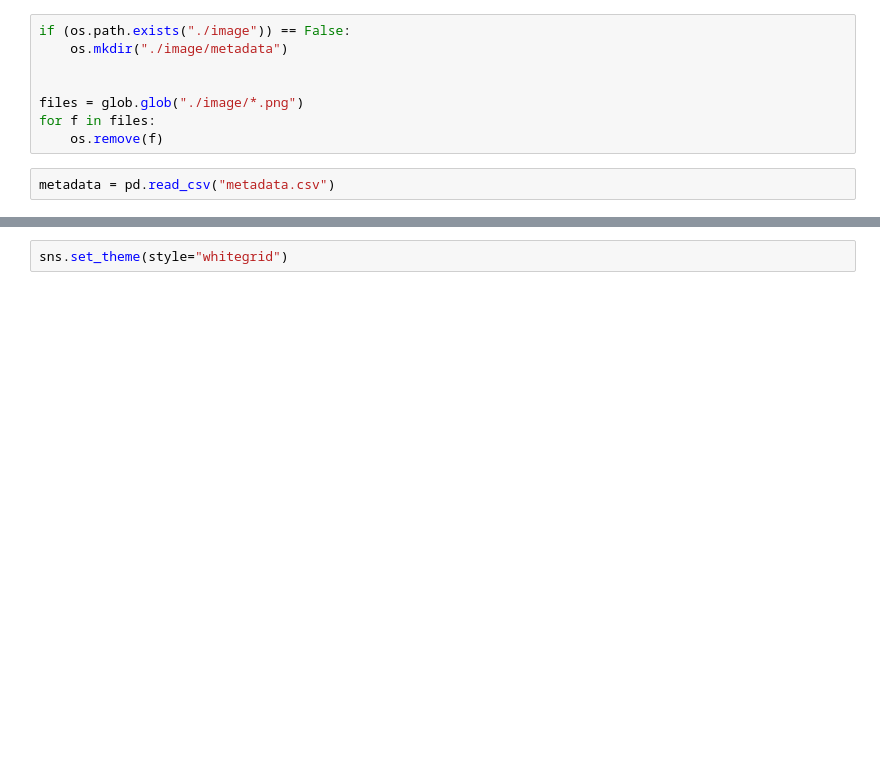
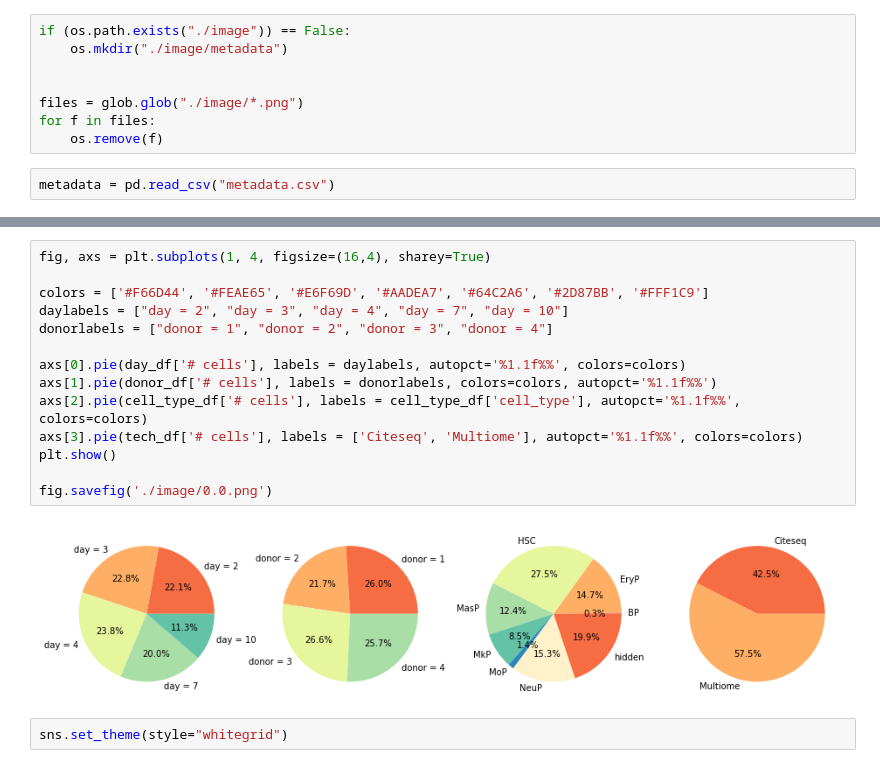
Before and after one commit to bochendong/Multimodal-Single-Cell-Integration, a Jupyter notebook: metadata/metadata.ipynb, the cells around one changed output, grey strips where cells are left out. Drawn from its saved outputs; the diff is of its cells as text; blank space fills up the shorter version.

```diff
--- a/metadata/metadata.ipynb
+++ b/metadata/metadata.ipynb
@@ -33,3 +55,19 @@ metadata.sample(5)
+# %%
+fig, axs = plt.subplots(1, 4, figsize=(16,4), sharey=True)
+
+colors = ['#F66D44', '#FEAE65', '#E6F69D', '#AADEA7', '#64C2A6', '#2D87BB', '#FFF1C9']
+daylabels = ["day = 2", "day = 3", "day = 4", "day = 7", "day = 10"]
+donorlabels = ["donor = 1", "donor = 2", "donor = 3", "donor = 4"]
+
+axs[0].pie(day_df['# cells'], labels = daylabels, autopct='%1.1f%%', colors=colors)
+axs[1].pie(donor_df['# cells'], labels = donorlabels, colors=colors, autopct='%1.1f%%')
+axs[2].pie(cell_type_df['# cells'], labels = cell_type_df['cell_type'], autopct='%1.1f%%', colors=colors)
+axs[3].pie(tech_df['# cells'], labels = ['Citeseq', 'Multiome'], autopct='%1.1f%%', colors=colors)
+plt.show()
+
+fig.savefig('./image/0.0.png')
+# %% [output]
+[figure, added]
 # %%
 sns.set_theme(style="whitegrid")
 # %%
```
Also changed, not shown: parts of 8 cells of this notebook, 16 other files.
